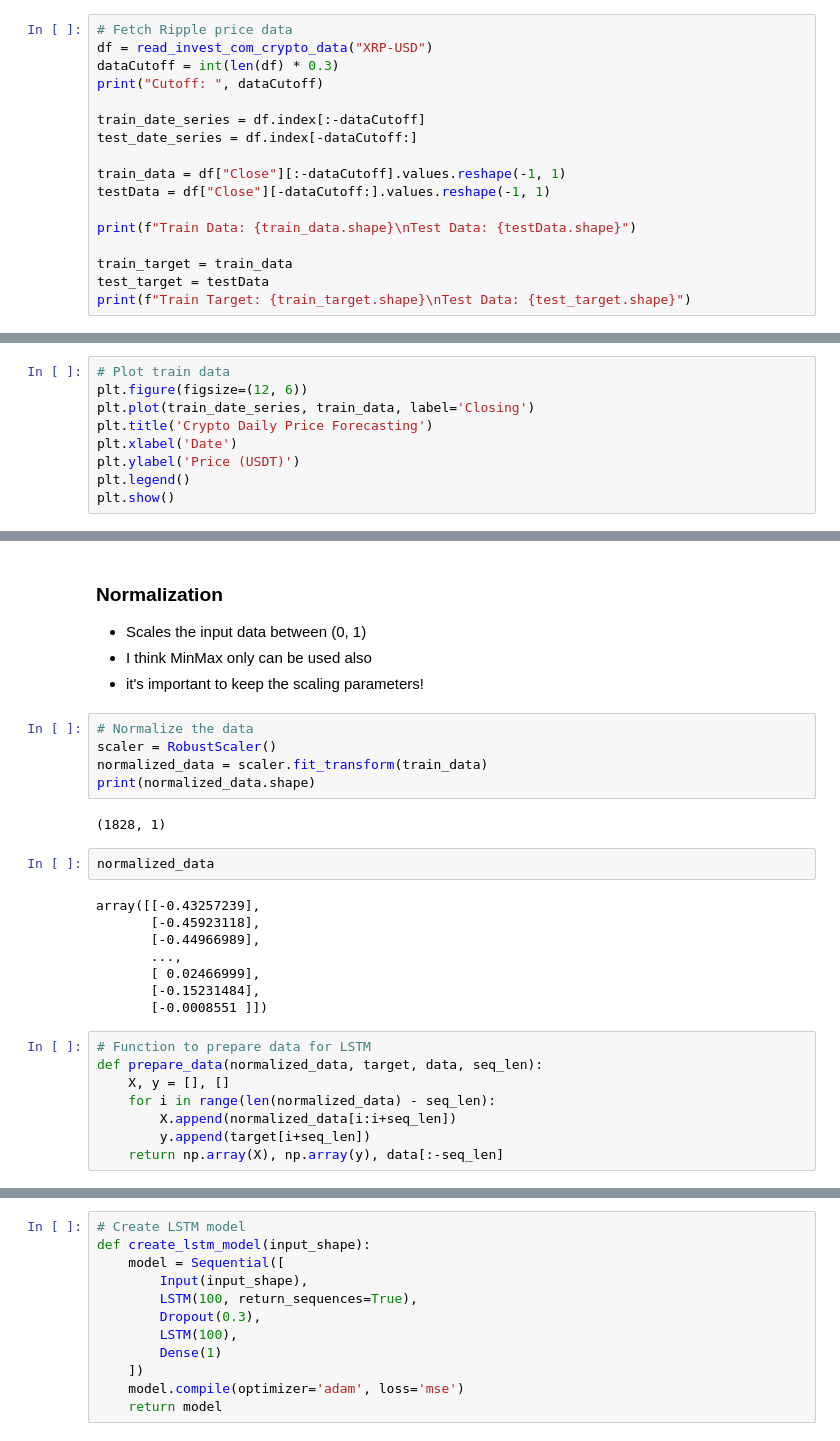
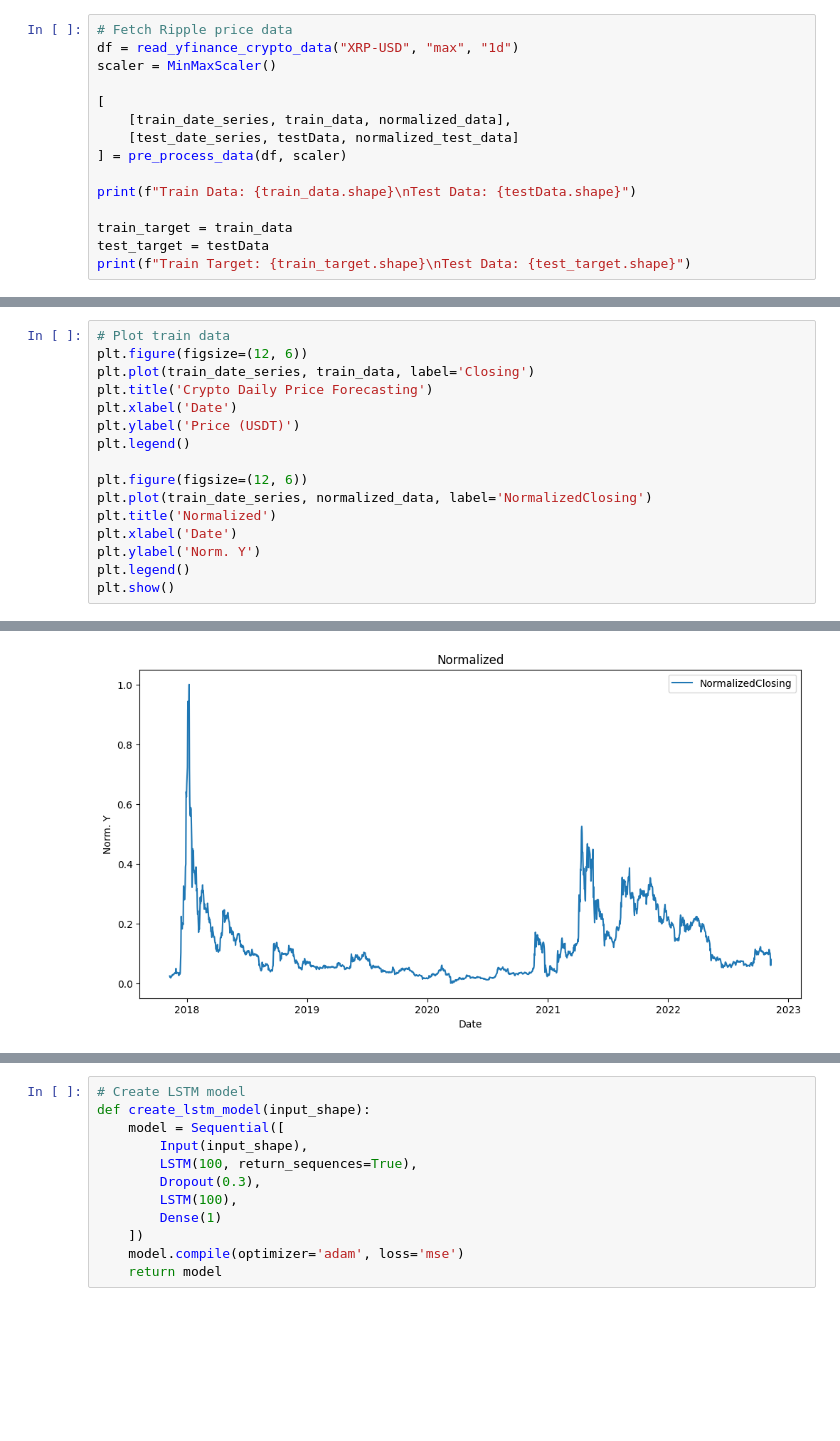
Before and after one commit to BitKnigth/cryptobot-enviroment, a Jupyter notebook: ltsm-yfinance.ipynb, the cells around one changed output, grey strips where cells are left out. Saved outputs shown, nothing was run; the diff lists cells and outputs as text; blank space fills up the shorter version.

Commit message:
refactor data

```diff
--- a/ltsm-yfinance.ipynb
+++ b/ltsm-yfinance.ipynb
@@ -44,14 +21,12 @@ def read_invest_com_crypto_data(ticker_name):
 # %%
 # Fetch Ripple price data
-df = read_invest_com_crypto_data("XRP-USD")
-dataCutoff = int(len(df) * 0.3)
-print("Cutoff: ", dataCutoff)
+df = read_yfinance_crypto_data("XRP-USD", "max", "1d")
+scaler = MinMaxScaler()
 
-train_date_series = df.index[:-dataCutoff]
-test_date_series = df.index[-dataCutoff:]
-
-train_data = df["Close"][:-dataCutoff].values.reshape(-1, 1)
-testData = df["Close"][-dataCutoff:].values.reshape(-1, 1)
+[
+    [train_date_series, train_data, normalized_data],
+    [test_date_series, testData, normalized_test_data]
+] = pre_process_data(df, scaler)
 
 print(f"Train Data: {train_data.shape}\nTest Data: {testData.shape}")
 
@@ -82,43 +42,21 @@ Test Data: (783, 1)
 # %%
 # Plot train data
 plt.figure(figsize=(12, 6))
 plt.plot(train_date_series, train_data, label='Closing')
 plt.title('Crypto Daily Price Forecasting')
 plt.xlabel('Date')
 plt.ylabel('Price (USDT)')
 plt.legend()
+
+plt.figure(figsize=(12, 6))
+plt.plot(train_date_series, normalized_data, label='NormalizedClosing')
+plt.title('Normalized')
+plt.xlabel('Date')
+plt.ylabel('Norm. Y')
+plt.legend()
 plt.show()
 # %% [output]
 [figure]
+[figure, added]
-# %% [markdown]
-### Normalization
-- Scales the input data between (0, 1)
-- I think MinMax only can be used also
-- it's important to keep the scaling parameters!
-# %%
-# Normalize the data
-scaler = RobustScaler()
-normalized_data = scaler.fit_transform(train_data)
-print(normalized_data.shape)
-# %% [output]
-(1828, 1)
-# %%
-normalized_data
-# %% [output]
-array([[-0.43257239],
-       [-0.45923118],
-       [-0.44966989],
-       ...,
-       [ 0.02466999],
-       [-0.15231484],
-       [-0.0008551 ]])
-# %%
-# Function to prepare data for LSTM
-def prepare_data(normalized_data, target, data, seq_len):
-    X, y = [], []
-    for i in range(len(normalized_data) - seq_len):
-        X.append(normalized_data[i:i+seq_len])
-        y.append(target[i+seq_len])
-    return np.array(X), np.array(y), data[:-seq_len]
 # %%
 # Prepare data for each EWT component
```
Also changed, not shown: parts of 14 cells of this notebook, 5 other files.
